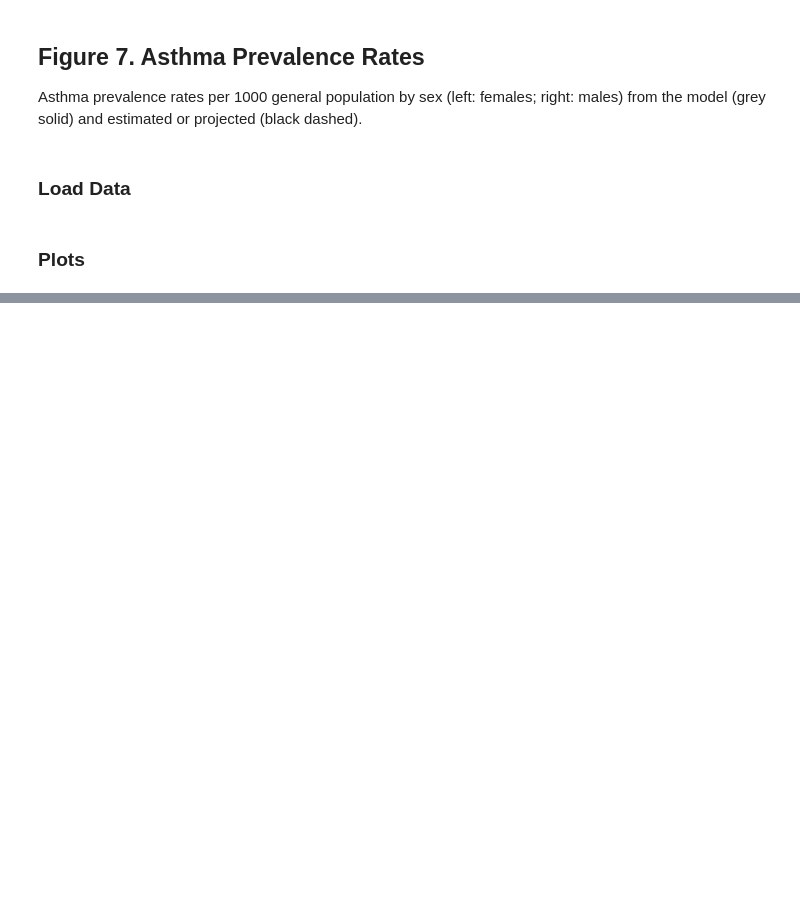
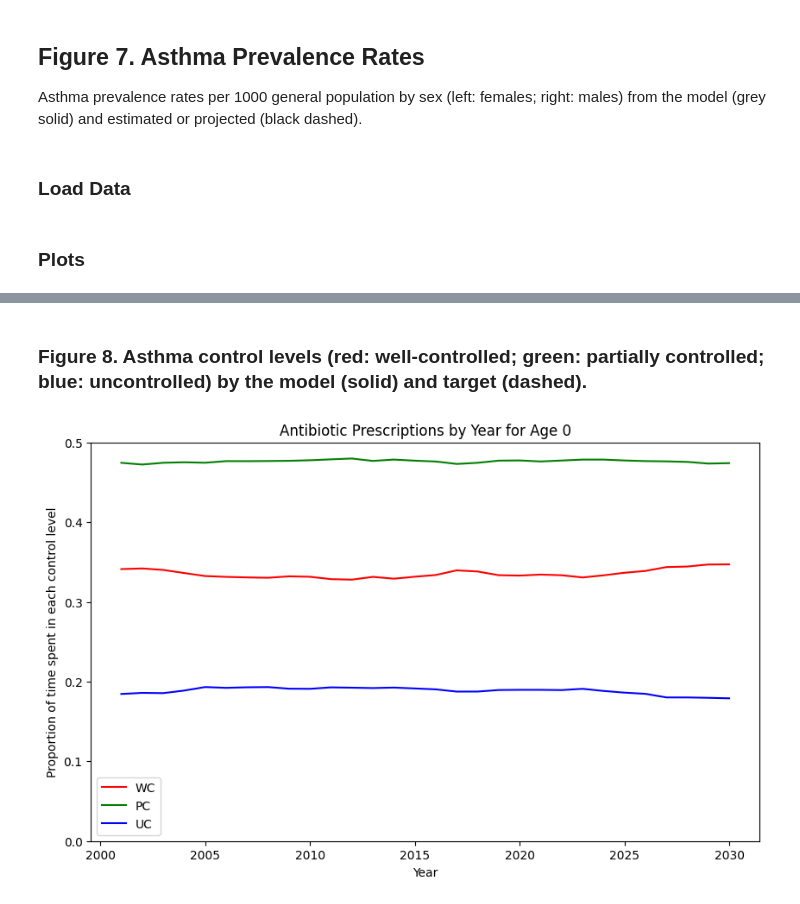
Before and after one commit to resplab/leap, a Jupyter notebook: validation.ipynb, the cells around one changed output, grey strips where cells are left out. Drawn from its saved outputs; the diff is of its cells as text; code cells hidden in the pictures; blank space fills up the shorter version.

```diff
--- a/validation.ipynb
+++ b/validation.ipynb
@@ -282,0 +281,51 @@ plt.show()
+# %% [markdown]
+### Figure 8. Asthma control levels (red: well-controlled; green: partially controlled; blue: uncontrolled) by the model (solid) and target (dashed).
+# %%
+# Figure 8. Asthma control levels (red: well-controlled; green: partially controlled; blue: uncontrolled) by the model (solid) and target (dashed).
+
+# Read in simulation control data
+simulation_control_df = pd.read_csv("output/2001-30-CA-M3-100-110/outcome_matrix_control.csv")
+
+# Plotting parameters
+plt.figure(figsize=(10, 6))
+
+# Filter by levels
+sim_control_level0_df = simulation_control_df[simulation_control_df["level"] == 0]  # UC
+sim_control_level1_df = simulation_control_df[simulation_control_df["level"] == 1]  # PC
+sim_control_level2_df = simulation_control_df[simulation_control_df["level"] == 2]  # WC
+
+# Sum over sexes and years
+sim_control_level0_total = sim_control_level0_df.groupby(
+    ['year'])['prob'].sum().reset_index()
+sim_control_level1_total = sim_control_level1_df.groupby(
+    ['year'])['prob'].sum().reset_index()
+sim_control_level2_total = sim_control_level2_df.groupby(
+    ['year'])['prob'].sum().reset_index()
+
+# Normalize over 3 levels
+for year in sim_control_level0_total['year'].unique():
+    p0 = sim_control_level0_total.loc[sim_control_level0_total['year'] == year, 'prob'].values
+    p1 = sim_control_level1_total.loc[sim_control_level1_total['year'] == year, 'prob'].values
+    p2 = sim_control_level2_total.loc[sim_control_level2_total['year'] == year, 'prob'].values
+    total = p0 + p1 + p2
+    sim_control_level0_total.loc[sim_control_level0_total['year'] == year, 'prob'] /= total
+    sim_control_level1_total.loc[sim_control_level1_total['year'] == year, 'prob'] /= total
+    sim_control_level2_total.loc[sim_control_level2_total['year'] == year, 'prob'] /= total
+
+# Create plots for each level
+plt.plot(sim_control_level0_total['year'], sim_control_level0_total['prob'],
+         label='WC', color='red', linestyle='solid')
+plt.plot(sim_control_level1_total['year'], sim_control_level1_total['prob'],
+         label='PC', color='green', linestyle='solid')
+plt.plot(sim_control_level2_total['year'], sim_control_level2_total['prob'],
+         label='UC', color='blue', linestyle='solid')
+
+# Additional elements
+plt.ylim(0, 0.5)
+plt.xlabel("Year")
+plt.ylabel("Proportion of time spent in each control level")
+plt.title("Antibiotic Prescriptions by Year for Age 0")
+plt.legend()
+plt.show()
+# %% [output]
+[figure, added]
```
Also changed, not shown: parts of 7 cells of this notebook.
